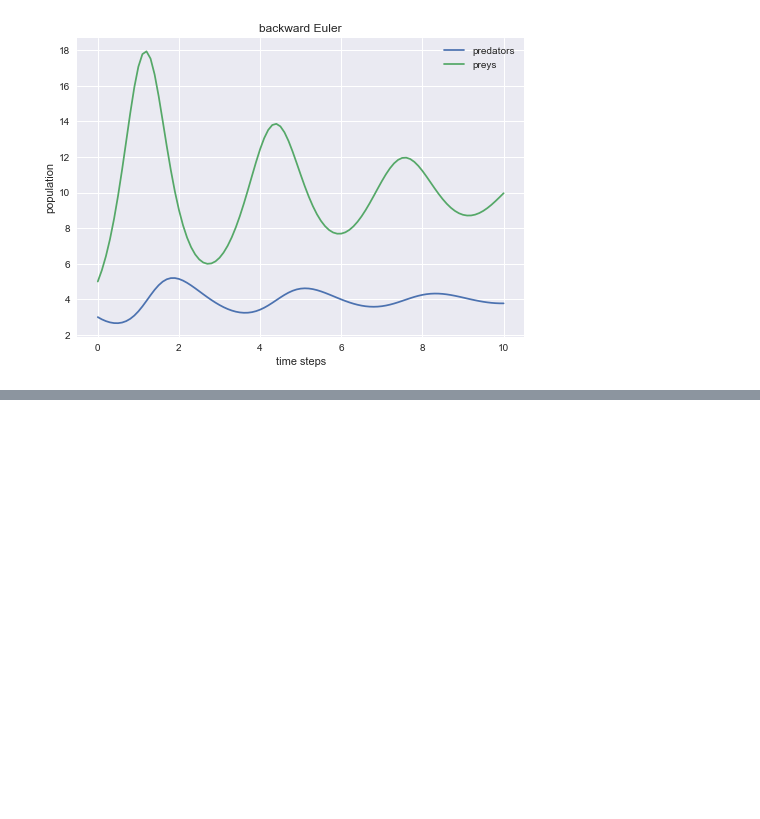
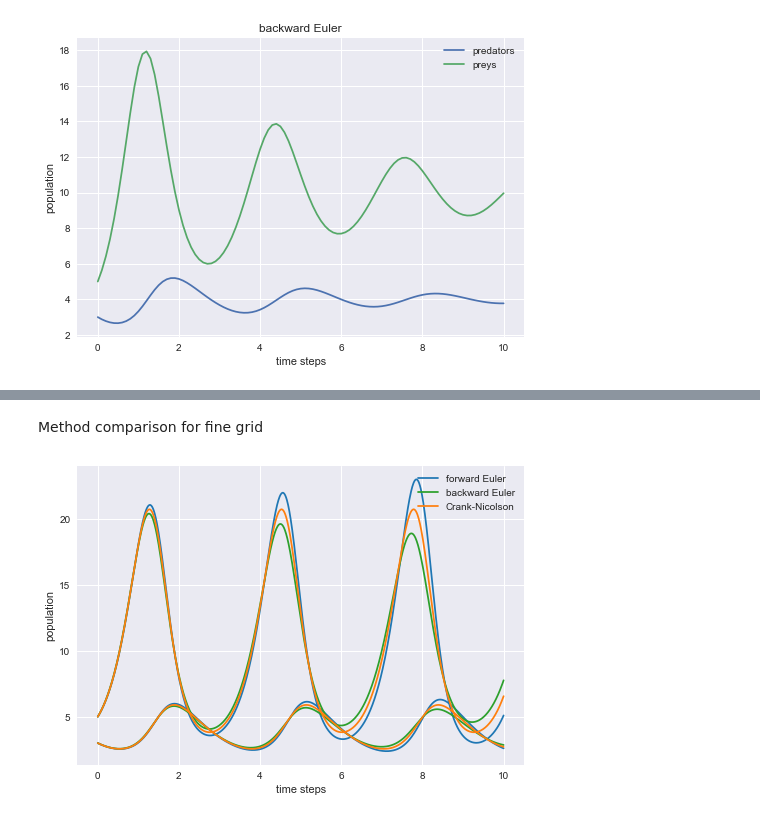
Before and after one commit to maxstollmayer/NuMeDiffG, a Jupyter notebook: Aufgabenblatt 3/Aufgabenblatt 3 Lösung.ipynb, the cells around one changed output, grey strips where cells are left out. Cells and saved outputs as stored; diff of their text form; code cells hidden in the pictures; blank space fills up the shorter version.

```diff
--- a/Aufgabenblatt 3/Aufgabenblatt 3 Lösung.ipynb
+++ b/Aufgabenblatt 3/Aufgabenblatt 3 Lösung.ipynb
@@ -245,0 +247,20 @@ plt.legend()
+# %% [markdown]
+Method comparison for fine grid
+# %%
+N3 = 1000
+t3_fe, y3_fe = forward_euler(f2, y2_0, t2_0, t2_N, N3)
+t3_be, y3_be = backward_euler(f2, y2_0, t2_0, t2_N, N3)
+t3_cn, y3_cn = crank_nicolson(f2, y2_0, t2_0, t2_N, N3)
+
+plt.plot(t3_fe, y3_fe[:, 0], "tab:blue", label="forward Euler")
+plt.plot(t3_fe, y3_fe[:, 1], "tab:blue")
+plt.plot(t3_be, y3_be[:, 0], "tab:green", label="backward Euler")
+plt.plot(t3_be, y3_be[:, 1], "tab:green")
+plt.plot(t3_cn, y3_cn[:, 0], "tab:orange", label="Crank-Nicolson")
+plt.plot(t3_cn, y3_cn[:, 1], "tab:orange")
+plt.xlabel("time steps")
+plt.ylabel("population")
+plt.legend()
+plt.show()
+# %% [output]
+[figure, added]
```
Also changed, not shown: parts of 2 cells of this notebook.
